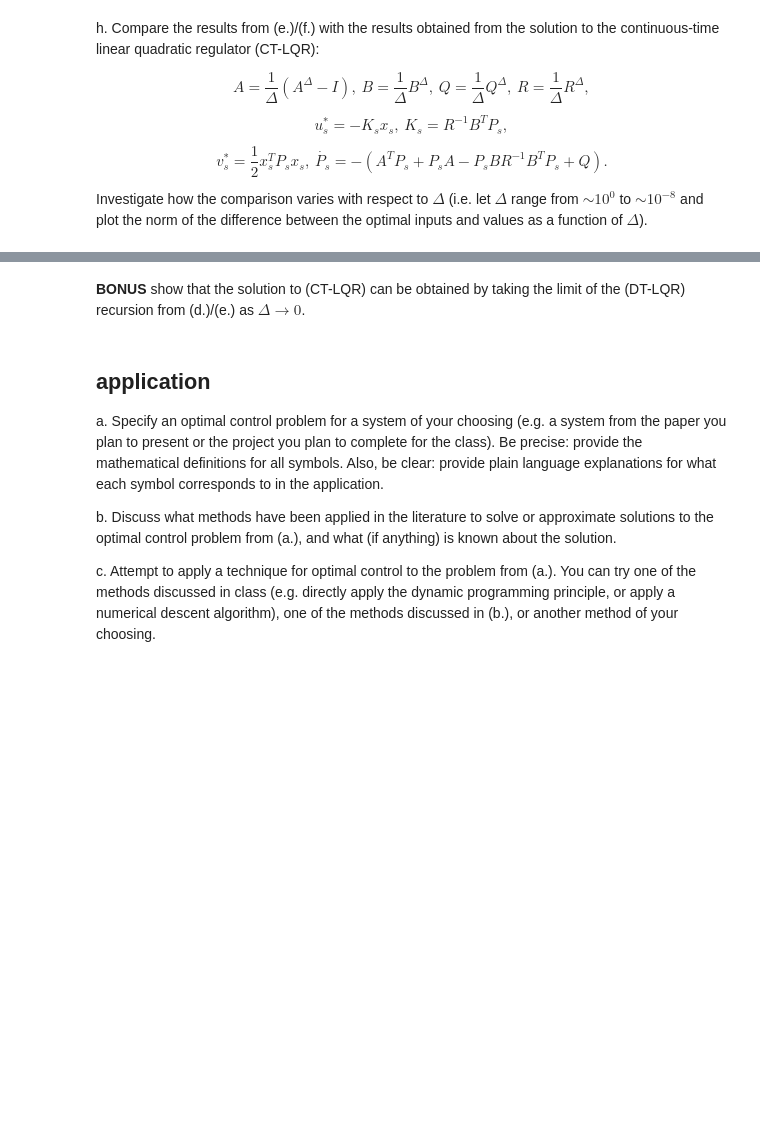
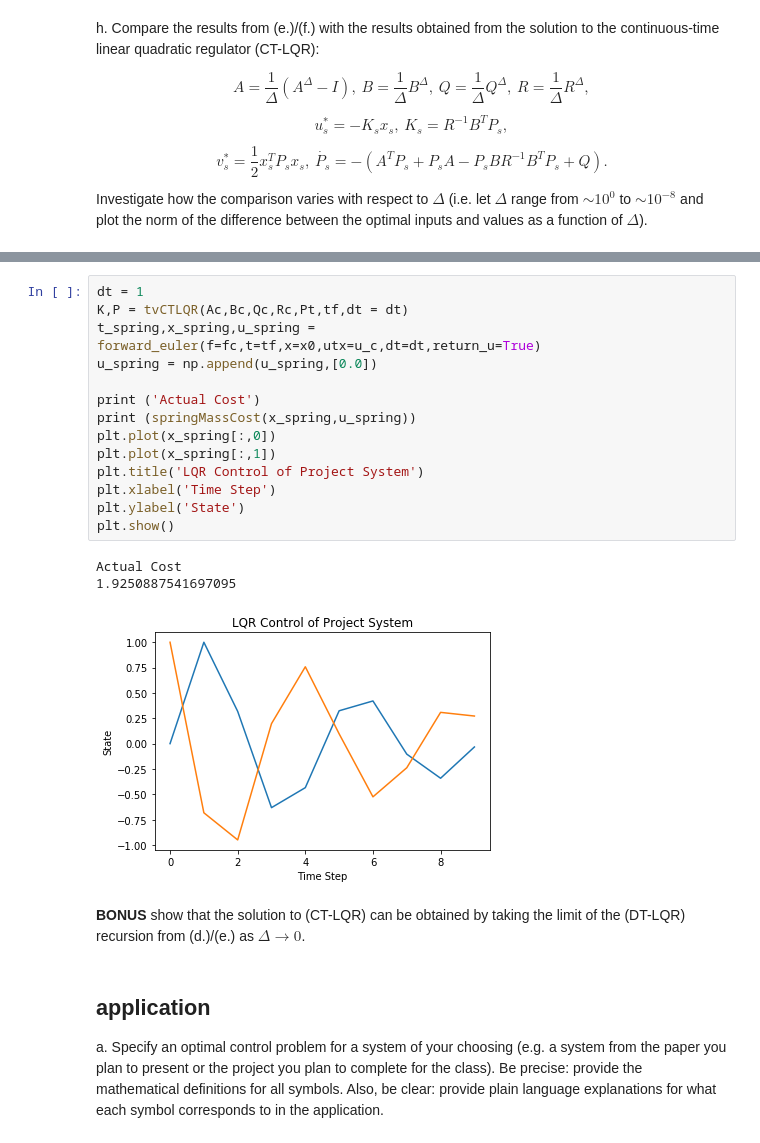
Before and after one commit to bolingy/Opt_ML_Ctrl, a Jupyter notebook: hw1.ipynb, the cells around one changed output, grey strips where cells are left out. Drawn from its saved outputs; the diff is of its cells as text; blank space fills up the shorter version.

```diff
--- a/hw1.ipynb
+++ b/hw1.ipynb
@@ -407,10 +473,24 @@ Investigate how the comparison varies with respect to $\Delta$ (i.e. let $\Delta
+# %%
+dt = 1
+K,P = tvCTLQR(Ac,Bc,Qc,Rc,Pt,tf,dt = dt)
+t_spring,x_spring,u_spring = forward_euler(f=fc,t=tf,x=x0,utx=u_c,dt=dt,return_u=True)
+u_spring = np.append(u_spring,[0.0])
+
+print ('Actual Cost')
+print (springMassCost(x_spring,u_spring))
+plt.plot(x_spring[:,0])
+plt.plot(x_spring[:,1])
+plt.title('LQR Control of Project System')
+plt.xlabel('Time Step')
+plt.ylabel('State')
+plt.show()
+# %% [output]
+Actual Cost
+1.9250887541697095
+[figure, added]
 # %% [markdown]
 **BONUS** show that the solution to (CT-LQR) can be obtained by taking the limit of the (DT-LQR) recursion from (d.)/(e.) as $\Delta \rightarrow 0$.
 # %% [markdown]
 ## application
 
 a. Specify an optimal control problem for a system of your choosing (e.g. a system from the paper you plan to present or the project you plan to complete for the class).  Be precise:  provide the mathematical definitions for all symbols.  Also, be clear:  provide plain language explanations for what each symbol corresponds to in the application.
-
-b. Discuss what methods have been applied in the literature to solve or approximate solutions to the optimal control problem from (a.), and what (if anything) is known about the solution.
-
-c. Attempt to apply a technique for optimal control to the problem from (a.).  You can try one of the methods discussed in class (e.g. directly apply the dynamic programming principle, or apply a numerical descent algorithm), one of the methods discussed in (b.), or another method of your choosing.
```
Also changed, not shown: parts of 13 cells of this notebook, 1 other file.
